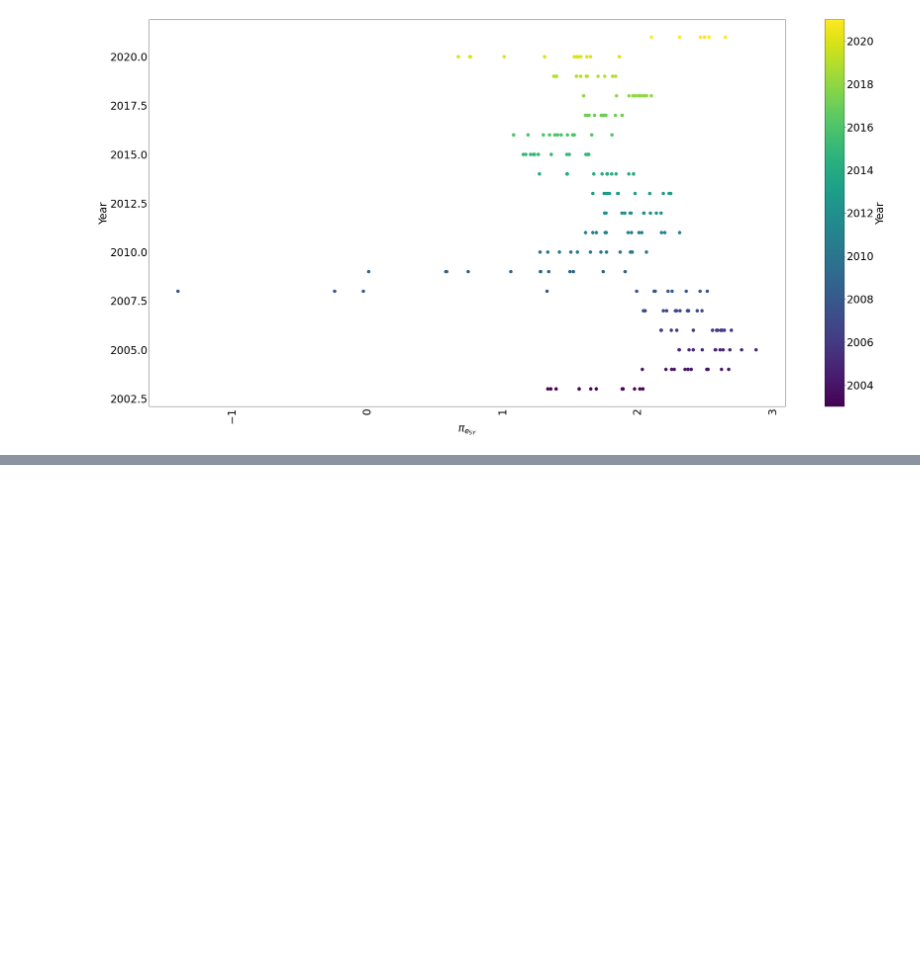
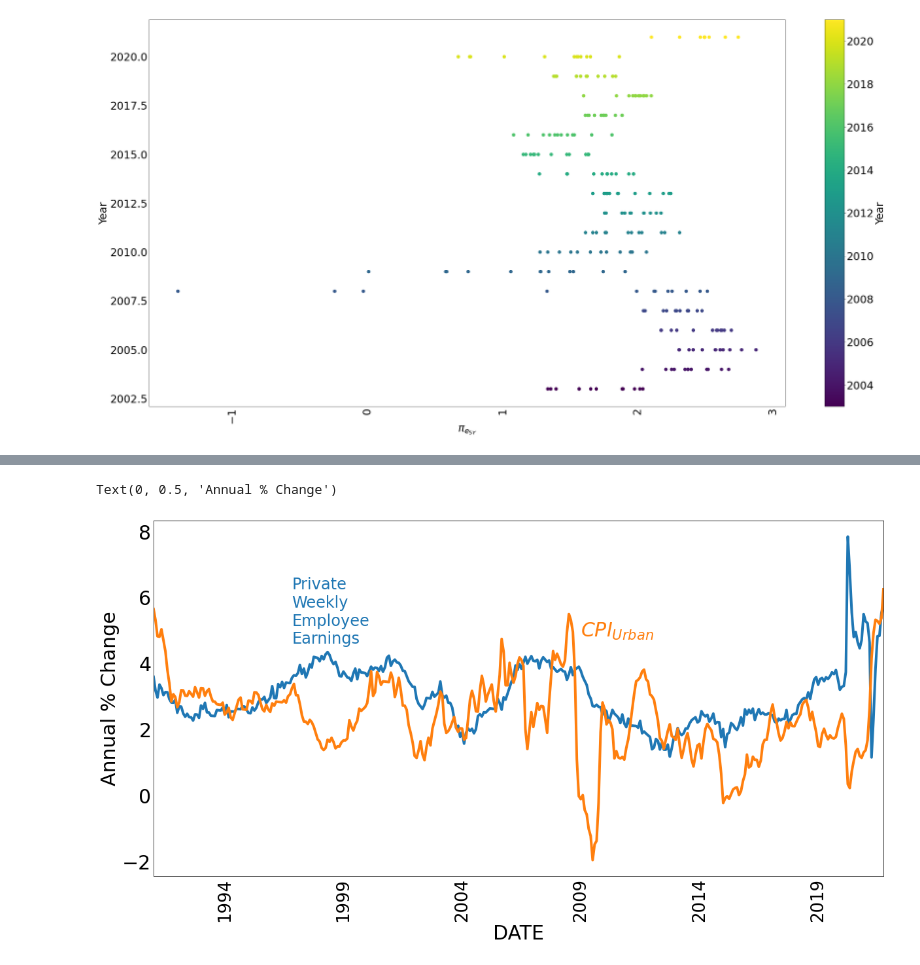
Before and after one commit to jlcatonjr/Learn-Python-for-Stats-and-Econ, a Jupyter notebook: Projects/SMP Data/Assessing Potential for Higher Inflation.ipynb, the cells around one changed output, grey strips where cells are left out. Cells and saved outputs as stored; diff of their text form; code cells hidden in the pictures; blank space fills up the shorter version.

```diff
--- a/Projects/SMP Data/Assessing Potential for Higher Inflation.ipynb
+++ b/Projects/SMP Data/Assessing Potential for Higher Inflation.ipynb
@@ -355,0 +398,18 @@ plot_df.to_csv("M2RateData.csv")
+# %%
+ plot_keys = ["Private Hourly Nonsupervisory Earnings Annual % Change",
+              "$\pi_{Urban}$"
+             ]
+plot_df = df[plot_keys].dropna()#.rolling(12).mean()
+fig,ax = plt.subplots(figsize=(20,10))
+# ax2 =ax.twinx()
+plot_df[plot_keys].plot(ax = ax, linewidth = 4, legend = False)
+# plot_df[plot_keys[1]].plot(ax = ax2, linewidth = 4, color = "C1", ls="-", alpha = .5)
+plt.xticks(rotation=90, fontsize =26)
+ax.tick_params('both', length=0, which='both')
+ax.text(322,4.6 ,  "Private\nWeekly\nEmployee\nEarnings", color = "C0", alpha = 1, fontsize = 24)
+ax.text(468,4.8,  "$CPI_{Urban}$", color = "C1", alpha = 1)
+ax.set_ylabel("Annual % Change")
+# plot_df#.to_csv("inflationData.csv")
+# %% [output]
+Text(0, 0.5, 'Annual % Change')
+[figure, added]
```
Also changed, not shown: parts of 15 cells of this notebook, 6 other files.
